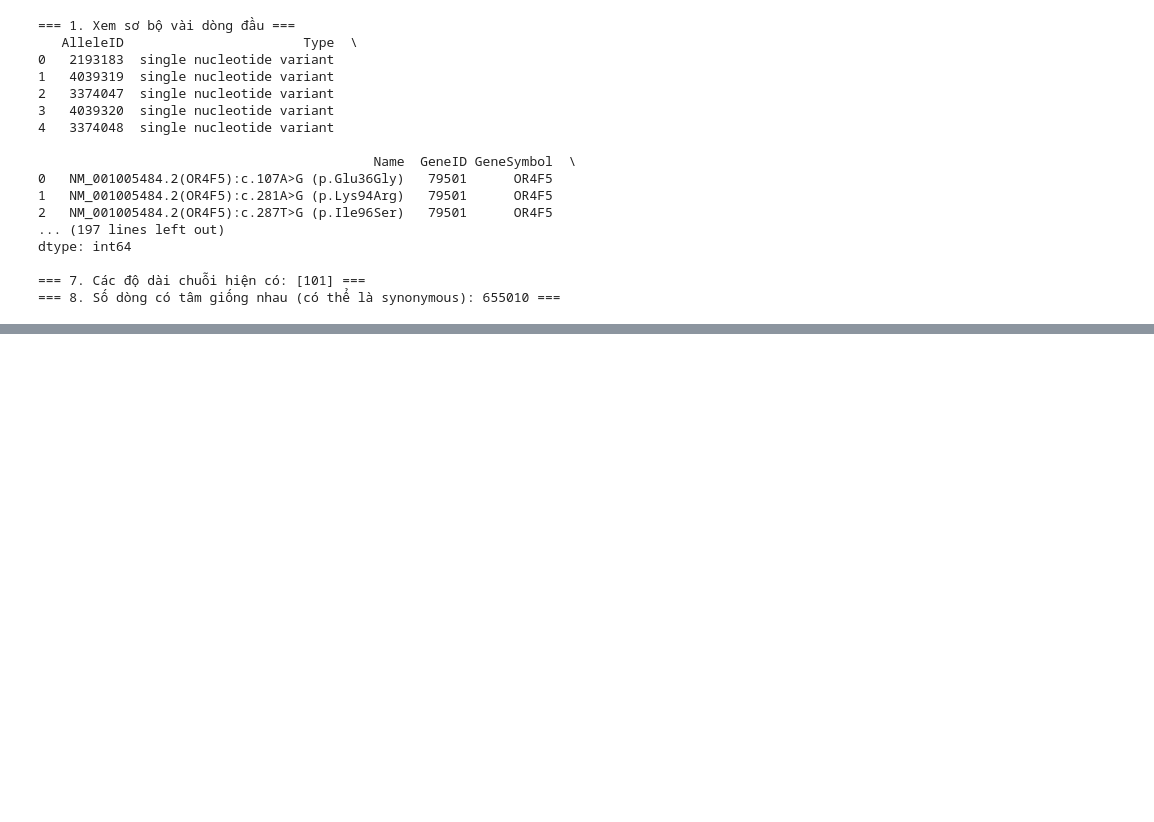
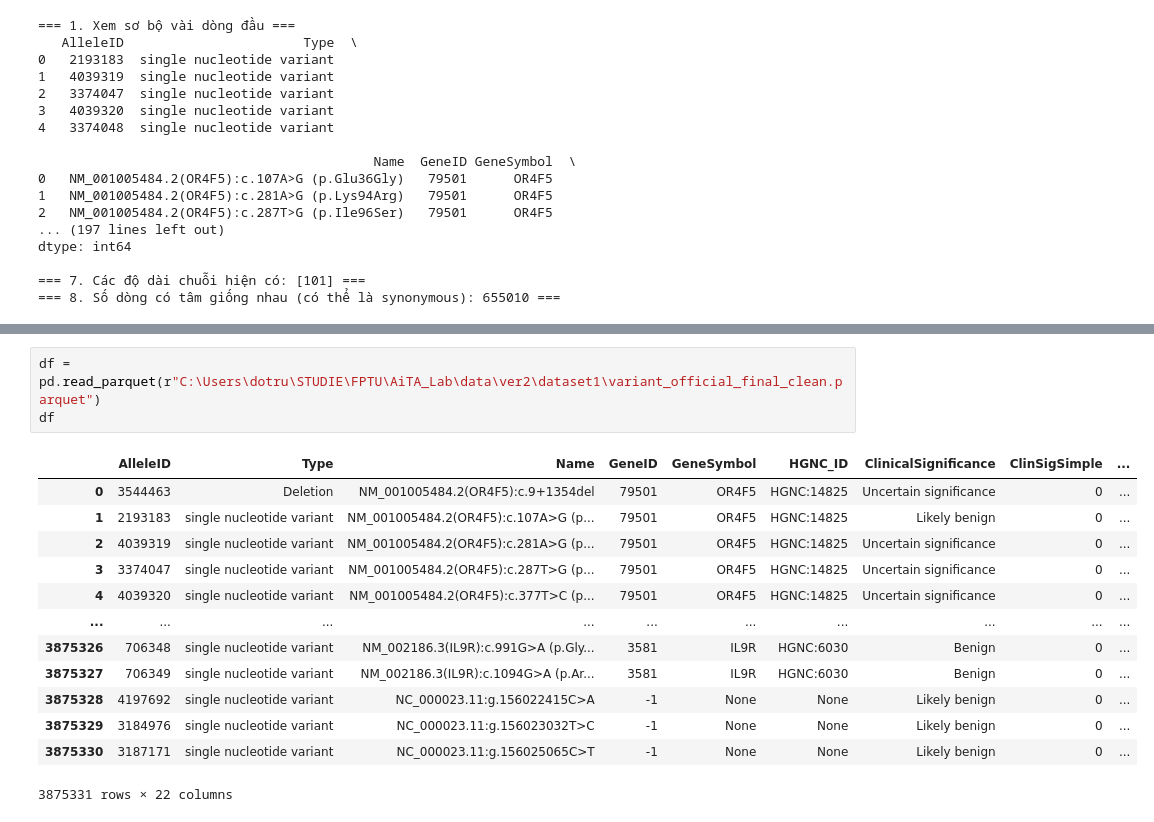
Before and after one commit to 36JungKwan/Bio_sequence_Research_AITALAB, a Jupyter notebook: data_processing/dataset2_map_ref_alt_sequence_protein.ipynb, the cells around one changed output, grey strips where cells are left out. Cells and saved outputs as stored; diff of their text form; blank space fills up the shorter version.

Commit message:
update: convert csv file to parquet file to optimize file processing and storaging

```diff
--- a/data_processing/dataset2_map_ref_alt_sequence_protein.ipynb
+++ b/data_processing/dataset2_map_ref_alt_sequence_protein.ipynb
@@ -326,0 +337,17 @@ dtype: int64
+# %%
+df = pd.read_parquet(r"C:\Users\dotru\STUDIE\FPTU\AiTA_Lab\data\ver2\dataset1\variant_official_final_clean.parquet")
+df
+# %% [output]
+|  | AlleleID | Type | Name | GeneID | GeneSymbol | HGNC_ID | ClinicalSignificance | ClinSigSimple | ... |
+| 0 | 3544463 | Deletion | NM_001005484.2(OR4F5):c.9+1354del | 79501 | OR4F5 | HGNC:14825 | Uncertain significance | 0 | ... |
+| 1 | 2193183 | single nucleotide variant | NM_001005484.2(OR4F5):c.107A>G (p... | 79501 | OR4F5 | HGNC:14825 | Likely benign | 0 | ... |
+| 2 | 4039319 | single nucleotide variant | NM_001005484.2(OR4F5):c.281A>G (p... | 79501 | OR4F5 | HGNC:14825 | Uncertain significance | 0 | ... |
+| 3 | 3374047 | single nucleotide variant | NM_001005484.2(OR4F5):c.287T>G (p... | 79501 | OR4F5 | HGNC:14825 | Uncertain significance | 0 | ... |
+| 4 | 4039320 | single nucleotide variant | NM_001005484.2(OR4F5):c.377T>C (p... | 79501 | OR4F5 | HGNC:14825 | Uncertain significance | 0 | ... |
+| ... | ... | ... | ... | ... | ... | ... | ... | ... | ... |
+| 3875326 | 706348 | single nucleotide variant | NM_002186.3(IL9R):c.991G>A (p.Gly... | 3581 | IL9R | HGNC:6030 | Benign | 0 | ... |
+| 3875327 | 706349 | single nucleotide variant | NM_002186.3(IL9R):c.1094G>A (p.Ar... | 3581 | IL9R | HGNC:6030 | Benign | 0 | ... |
+| 3875328 | 4197692 | single nucleotide variant | NC_000023.11:g.156022415C>A | -1 | None | None | Likely benign | 0 | ... |
+| 3875329 | 3184976 | single nucleotide variant | NC_000023.11:g.156023032T>C | -1 | None | None | Likely benign | 0 | ... |
+| 3875330 | 3187171 | single nucleotide variant | NC_000023.11:g.156025065C>T | -1 | None | None | Likely benign | 0 | ... |
+3875331 rows × 22 columns
```
Also changed, not shown: parts of 5 cells of this notebook.
